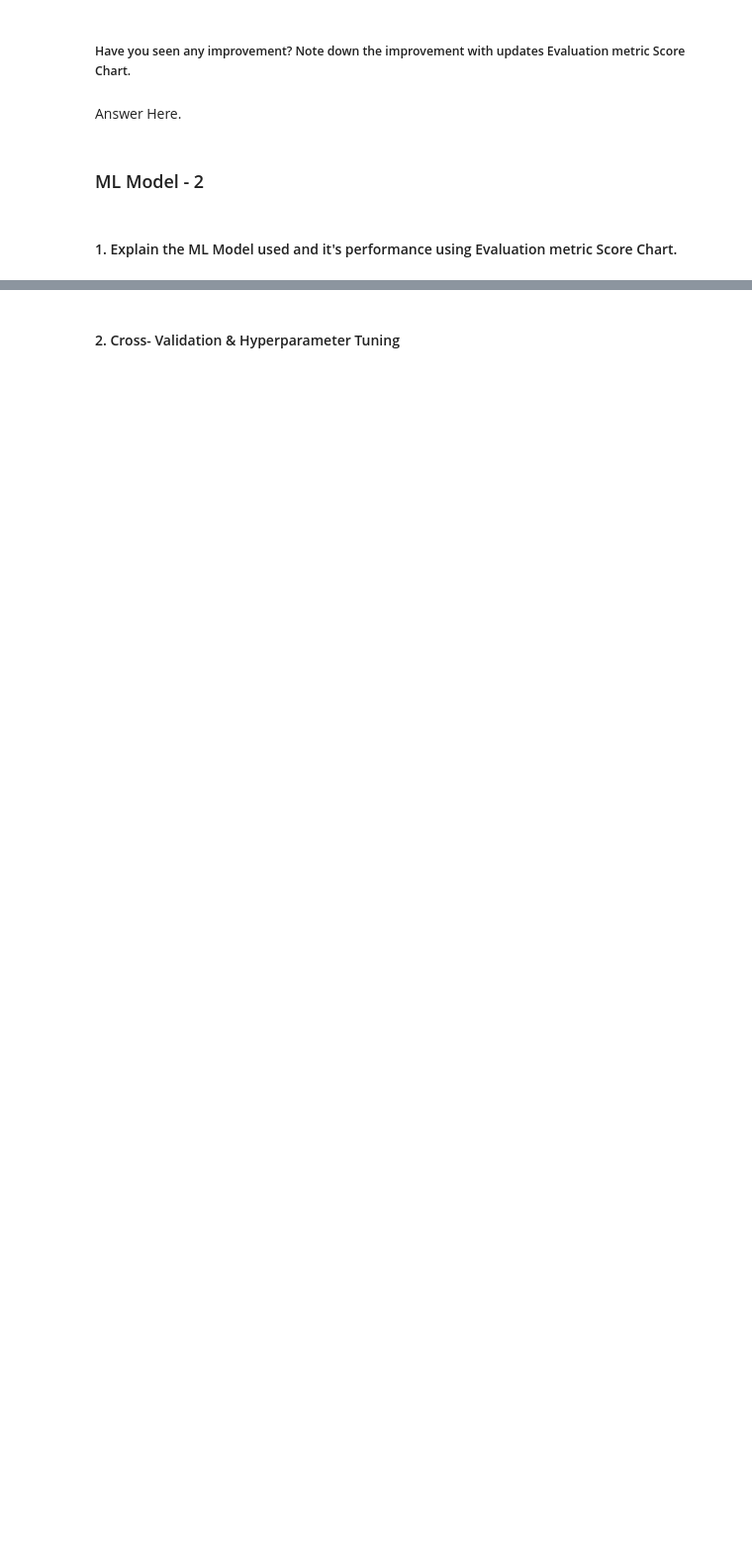
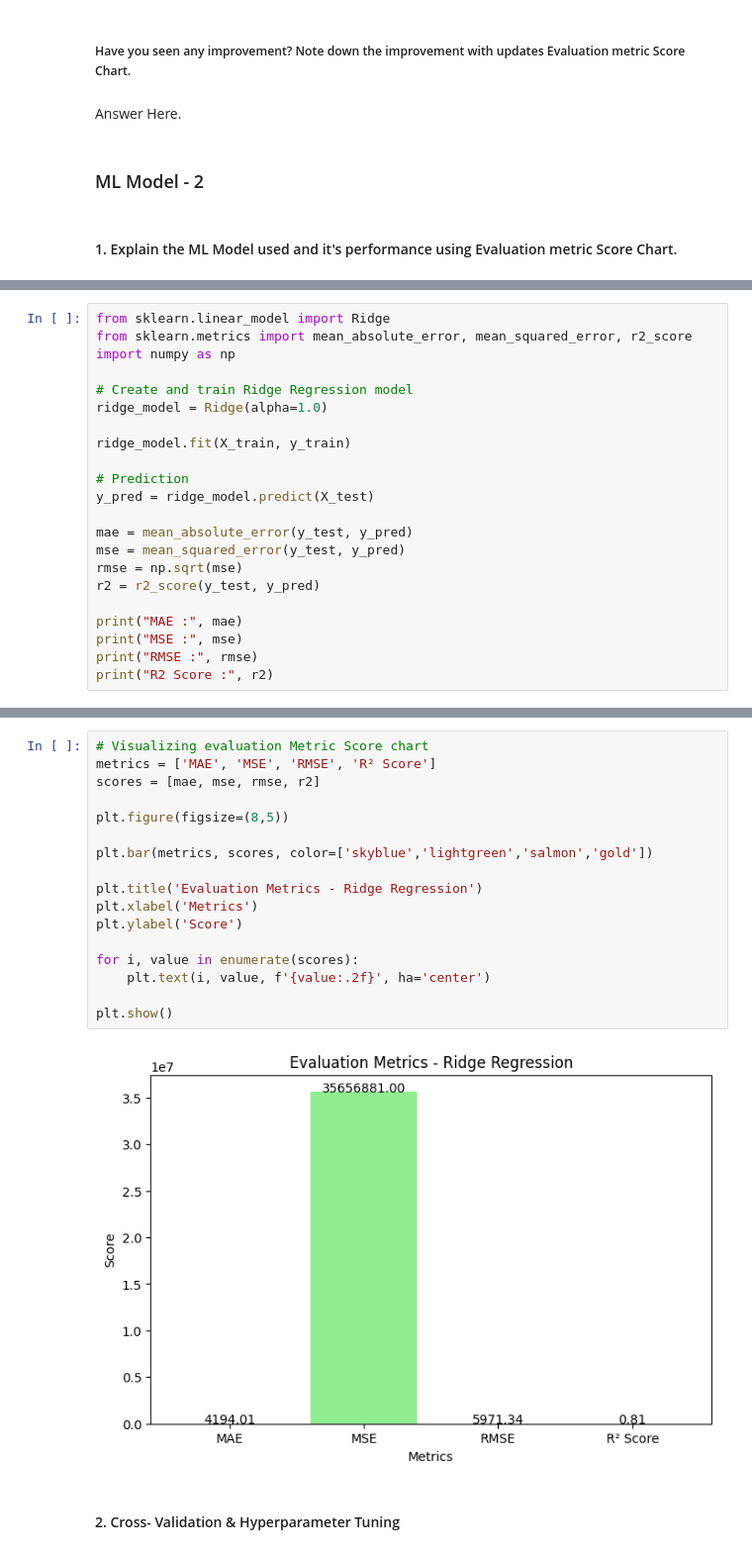
Before and after one commit to Pranav-Codes-Git/Insurance-Company-cost-regression-, a Jupyter notebook: Another_copy_of_Sample_ML_Submission_Template.ipynb, the cells around one changed output, grey strips where cells are left out. Shown at 99% size. Drawn from its saved outputs; the diff is of its cells as text; blank space fills up the shorter version.

```diff
--- a/Another_copy_of_Sample_ML_Submission_Template.ipynb
+++ b/Another_copy_of_Sample_ML_Submission_Template.ipynb
@@ -915,0 +1037,22 @@ Answer Here.
+# %%
+from sklearn.linear_model import Ridge
+from sklearn.metrics import mean_absolute_error, mean_squared_error, r2_score
+import numpy as np
+
+# Create and train Ridge Regression model
+ridge_model = Ridge(alpha=1.0)
+
+ridge_model.fit(X_train, y_train)
+
+# Prediction
+y_pred = ridge_model.predict(X_test)
+
+mae = mean_absolute_error(y_test, y_pred)
+mse = mean_squared_error(y_test, y_pred)
+rmse = np.sqrt(mse)
+r2 = r2_score(y_test, y_pred)
+
+print("MAE :", mae)
+print("MSE :", mse)
+print("RMSE :", rmse)
+print("R2 Score :", r2)
@@ -916,2 +1064,21 @@ Answer Here.
+# %%
+# Visualizing evaluation Metric Score chart
+metrics = ['MAE', 'MSE', 'RMSE', 'R² Score']
+scores = [mae, mse, rmse, r2]
+
+plt.figure(figsize=(8,5))
+
+plt.bar(metrics, scores, color=['skyblue','lightgreen','salmon','gold'])
+
+plt.title('Evaluation Metrics - Ridge Regression')
+plt.xlabel('Metrics')
+plt.ylabel('Score')
+
+for i, value in enumerate(scores):
+    plt.text(i, value, f'{value:.2f}', ha='center')
+
+plt.show()
+# %% [output]
+[figure, added]
 # %% [markdown]
 #### 2. Cross- Validation & Hyperparameter Tuning
```
Also changed, not shown: parts of 64 cells of this notebook.
